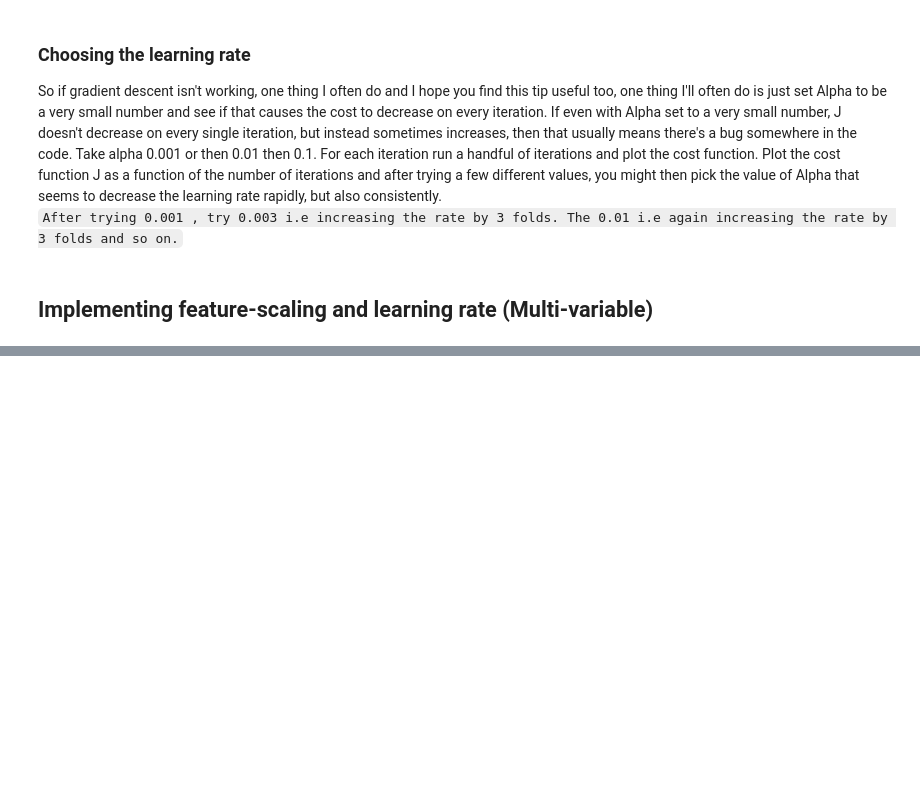
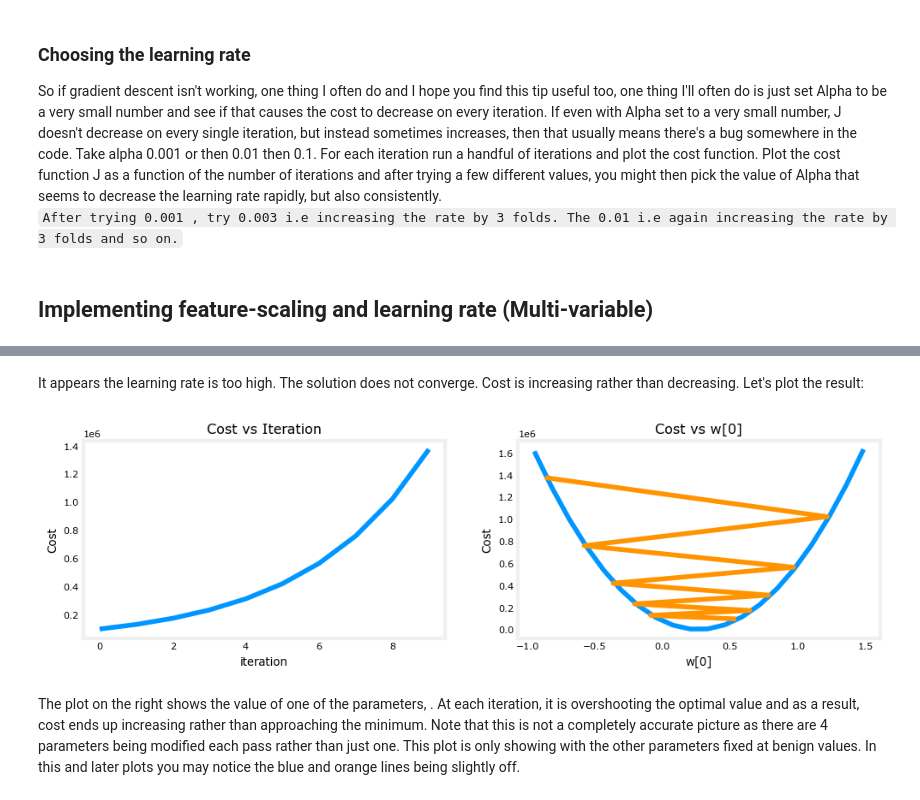
Before and after one commit to PrishaAggarwal/AI-ML, a Jupyter notebook: Machine_Learning/ML_3.ipynb, the cells around one changed output, grey strips where cells are left out. Saved outputs shown, nothing was run; the diff lists cells and outputs as text; code cells hidden in the pictures; blank space fills up the shorter version.

```diff
--- a/Machine_Learning/ML_3.ipynb
+++ b/Machine_Learning/ML_3.ipynb
@@ -666,0 +699,3 @@ So if gradient descent isn't working, one thing I often do and I hope you find t
+# %%
+#set alpha to 9.9e-7
+_, _, hist = run_gradient_descent(X_train,Y_train,10,alpha=9.9e-7)
@@ -666,0 +716,11 @@ So if gradient descent isn't working, one thing I often do and I hope you find t
+# %% [markdown]
+It appears the learning rate is too high. The solution does not converge. Cost is increasing rather than decreasing. Let's plot the result:
+# %%
+plot_cost_i_w(X_train, Y_train, hist)
+# %% [output]
+[figure, added]
+# %% [markdown]
+
+The plot on the right shows the value of one of the parameters,
+. At each iteration, it is overshooting the optimal value and as a result, cost ends up increasing rather than approaching the minimum. Note that this is not a completely accurate picture as there are 4 parameters being modified each pass rather than just one. This plot is only showing
+ with the other parameters fixed at benign values. In this and later plots you may notice the blue and orange lines being slightly off.
```
Also changed, not shown: parts of 54 cells of this notebook, 14 other files.
